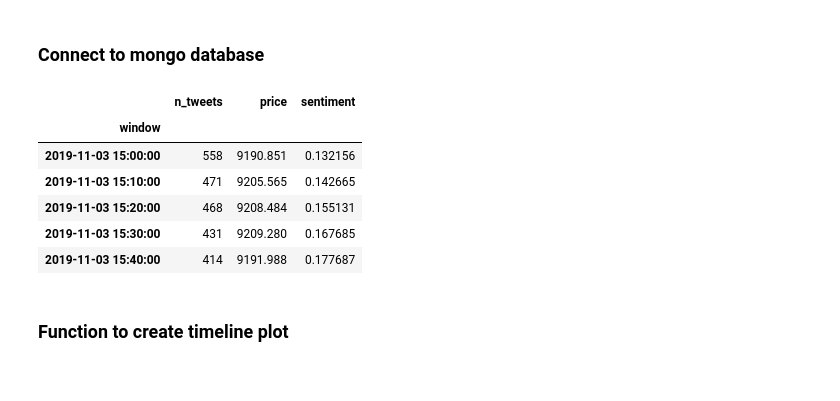
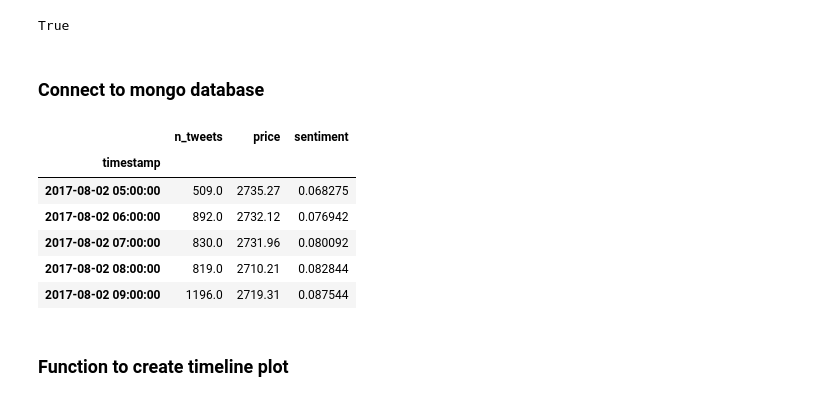
Before and after one commit to Wolfpack-Inc/data-engineering, a Jupyter notebook: machine-learning/keras-training.ipynb, the cells around one changed output. Saved outputs shown, nothing was run; the diff lists cells and outputs as text; code cells hidden in the pictures.

```diff
--- a/machine-learning/keras-training.ipynb
+++ b/machine-learning/keras-training.ipynb
@@ -34,3 +37,7 @@ from datetime import datetime, timedelta
+# %%
+is_gpu_available()
+# %% [output]
+True
 # %% [markdown]
 ### Connect to mongo database
 # %%
@@ -41,26 +48,17 @@ data = db.data
-# %%
-# Unwind the window start
-pipeline = [
-    {"$unwind": "$window"},
-    {'$addFields': {'window': '$window.start'}}
-]
-
-# Transform the data into a dataframe
-df = (pd.DataFrame(list(data.aggregate(pipeline)))
-      .drop('_id', 1)
-      .set_index('window')
-      .sort_index())
-
-# Ignore the first and last windows
-df = df.iloc[2:-1]
-
-# Show the first five rows
-df.head()
-# %% [output]
-|  | n_tweets | price | sentiment |
-| window |  |  |  |
-| 2019-11-03 15:00:00 | 558 | 9190.851 | 0.132156 |
-| 2019-11-03 15:10:00 | 471 | 9205.565 | 0.142665 |
-| 2019-11-03 15:20:00 | 468 | 9208.484 | 0.155131 |
-| 2019-11-03 15:30:00 | 431 | 9209.280 | 0.167685 |
-| 2019-11-03 15:40:00 | 414 | 9191.988 | 0.177687 |
+# %%
+# Load the data
+df= (pd.DataFrame(list(data.find()))
+    .drop('_id', 1)
+    .set_index('timestamp')
+    .sort_index()
+    .dropna())
+
+df.head()
+# %% [output]
+|  | n_tweets | price | sentiment |
+| timestamp |  |  |  |
+| 2017-08-02 05:00:00 | 509.0 | 2735.27 | 0.068275 |
+| 2017-08-02 06:00:00 | 892.0 | 2732.12 | 0.076942 |
+| 2017-08-02 07:00:00 | 830.0 | 2731.96 | 0.080092 |
+| 2017-08-02 08:00:00 | 819.0 | 2710.21 | 0.082844 |
+| 2017-08-02 09:00:00 | 1196.0 | 2719.31 | 0.087544 |
```
Also changed, not shown: parts of 41 cells of this notebook.
